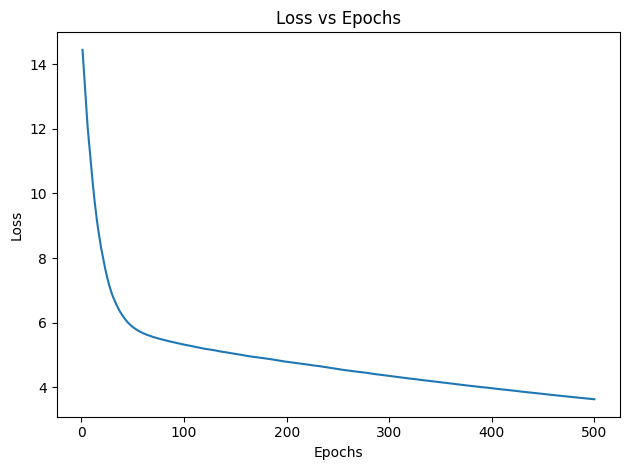
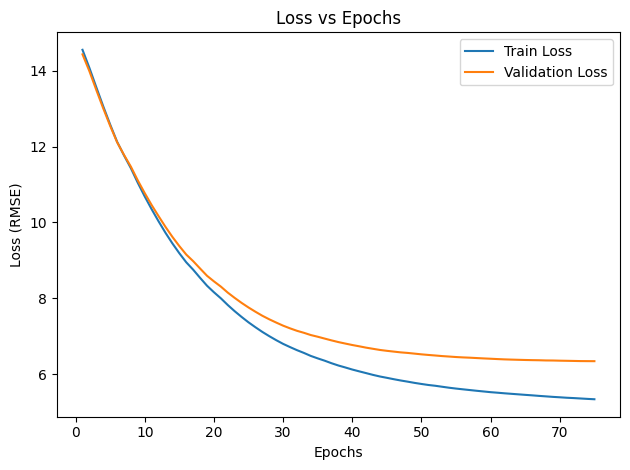
Unified diff of the notebook cell whose output changed from the first chart to the second:
--- before
+++ after
@@ -8,4 +8,18 @@
 import warnings
 warnings.filterwarnings("ignore")
+
+# ══════════════════════════════════════════════════════════
+# HYPERPARAMETERS  — modify here
+# ══════════════════════════════════════════════════════════
+EPOCHS        = 75     # number of boosting rounds
+LEARNING_RATE = 0.05     # step size per round  (try 0.01 – 0.3)
+MAX_DEPTH     = 6        # tree depth           (try 3 – 10)
+
+# Dropout equivalents in XGBoost:
+# subsample      → randomly drops ROWS    per tree  (0.0 – 1.0)
+# colsample      → randomly drops COLUMNS per tree  (0.0 – 1.0)
+# both act as regularisation / dropout, reducing overfitting
+SUBSAMPLE     = 0.8      # row dropout rate     (1.0 = no dropout)
+COLSAMPLE     = 0.8      # column dropout rate  (1.0 = no dropout)
 
 # ── Load Data ──────────────────────────────────────────────
@@ -38,16 +52,22 @@
 y = df[TARGET]
 
-# ── Train / Test Split ─────────────────────────────────────
-X_train, X_test, y_train, y_test = train_test_split(
-    X, y, test_size=0.20, random_state=42
+# ── 60 / 20 / 20 Split ────────────────────────────────────
+# First cut off 40% (val + test), then split that equally
+X_train, X_temp, y_train, y_temp = train_test_split(
+    X, y, test_size=0.40, random_state=42
+)
+X_val, X_test, y_val, y_test = train_test_split(
+    X_temp, y_temp, test_size=0.50, random_state=42
 )
 
-# ── Train XGBoost (track loss per epoch) ──────────────────
+print(f"Train : {len(X_train):,}  |  Val : {len(X_val):,}  |  Test : {len(X_test):,}")
+
+# ── Train XGBoost ──────────────────────────────────────────
 model = xgb.XGBRegressor(
-    n_estimators=500,
-    max_depth=6,
-    learning_rate=0.05,
-    subsample=0.8,
-    colsample_bytree=0.8,
+    n_estimators=EPOCHS,
+    max_depth=MAX_DEPTH,
+    learning_rate=LEARNING_RATE,
+    subsample=SUBSAMPLE,
+    colsample_bytree=COLSAMPLE,
     eval_metric="rmse",
     random_state=42,
@@ -58,17 +78,20 @@
 model.fit(
     X_train, y_train,
-    eval_set=[(X_train, y_train)],
+    eval_set=[(X_train, y_train), (X_val, y_val)],
     verbose=False,
 )
 
 train_loss = model.evals_result()["validation_0"]["rmse"]
+val_loss   = model.evals_result()["validation_1"]["rmse"]
 epochs = list(range(1, len(train_loss) + 1))
 
-# ── Plot 1: Loss vs Epochs ─────────────────────────────────
+# ── Plot 1: Train & Validation Loss vs Epochs ─────────────
 plt.figure()
-plt.plot(epochs, train_loss)
+plt.plot(epochs, train_loss, label="Train Loss")
+plt.plot(epochs, val_loss,   label="Validation Loss")
 plt.xlabel("Epochs")
-plt.ylabel("Loss")
+plt.ylabel("Loss (RMSE)")
 plt.title("Loss vs Epochs")
+plt.legend()
 plt.tight_layout()
 plt.show()

Commit: Created using Colab